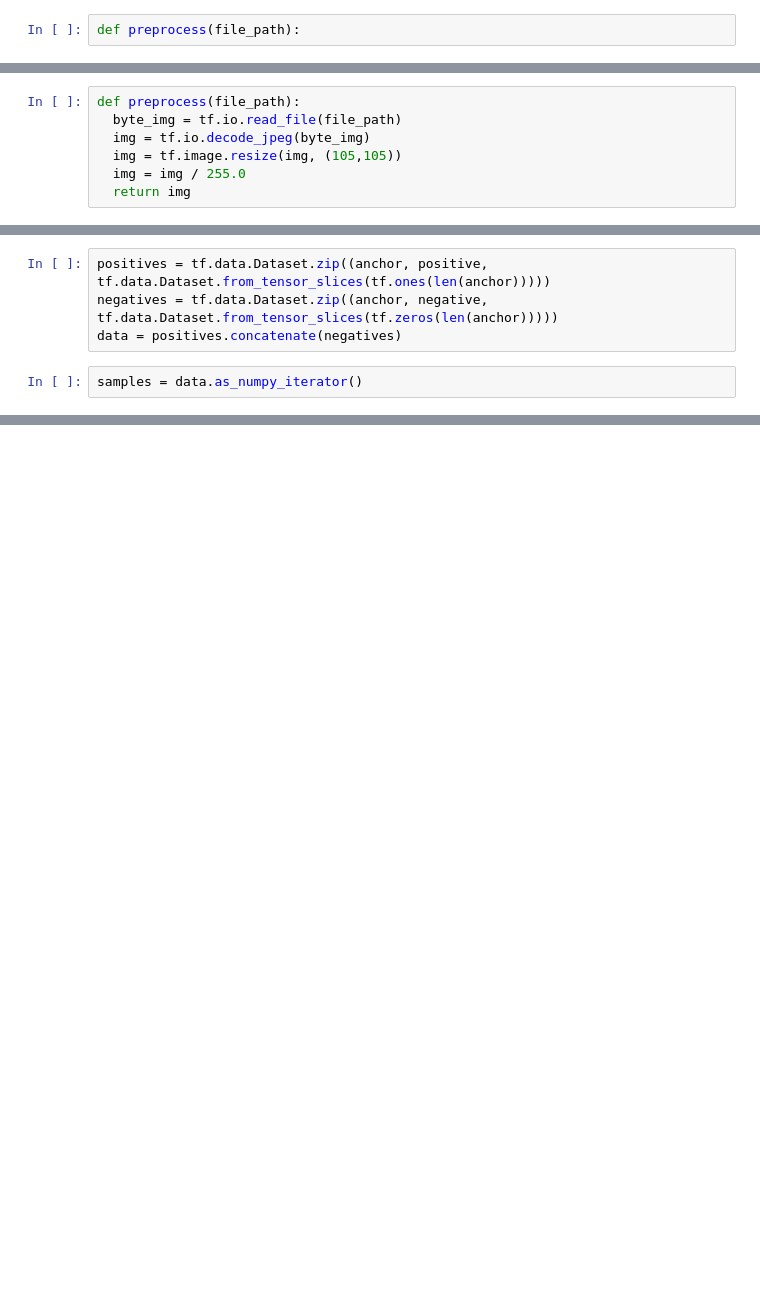
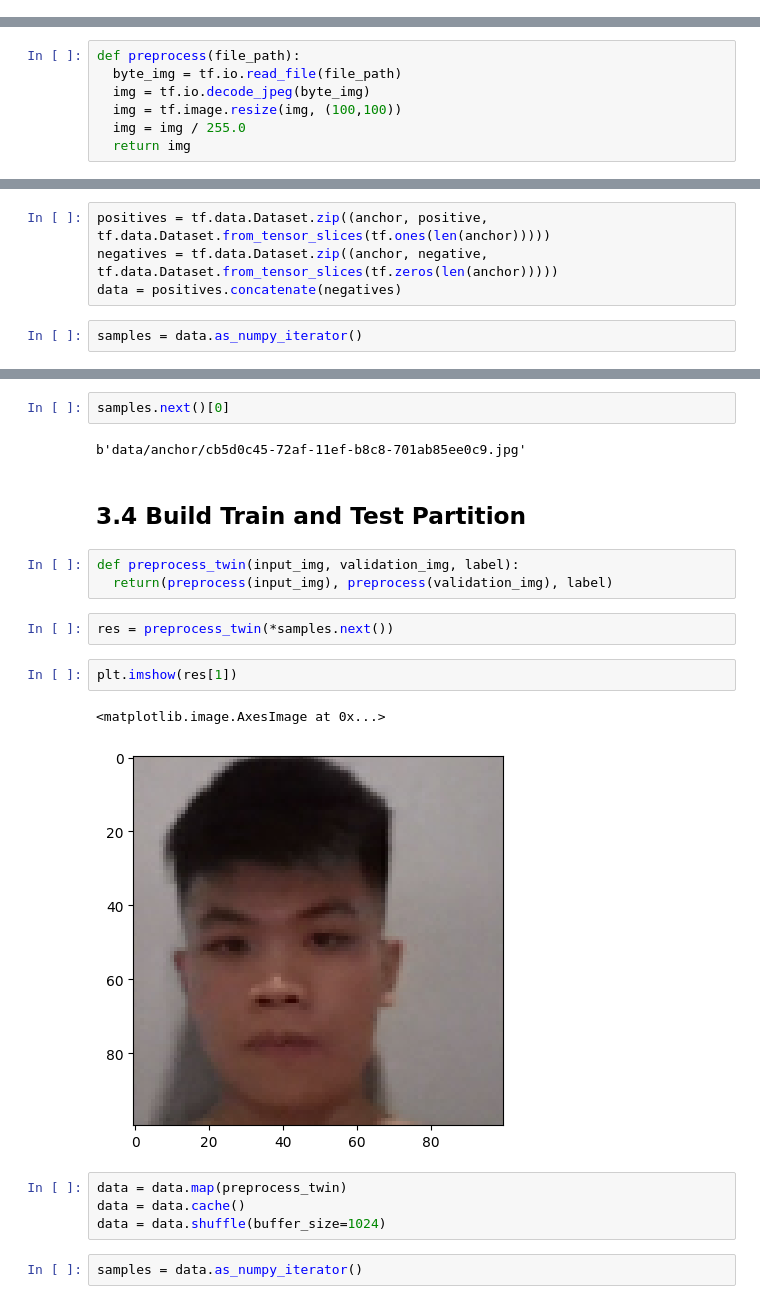
Before and after one commit to drago467/Deep-Facial-Recognition-App, a Jupyter notebook: Facial Verification with a Siamese Network.ipynb, the cells around one changed output, grey strips where cells are left out. Cells and saved outputs as stored; diff of their text form; blank space fills up the shorter version.

```diff
--- a/Facial Verification with a Siamese Network.ipynb
+++ b/Facial Verification with a Siamese Network.ipynb
@@ -126,8 +128,6 @@ cp: cannot stat '/content/drive/MyDrive/positive/*.png': No such file or directo
 anchor = tf.data.Dataset.list_files(ANC_PATH+'/*.jpg').take(300)
 positive = tf.data.Dataset.list_files(POS_PATH+'/*.jpg').take(300)
 negative = tf.data.Dataset.list_files(NEG_PATH+'/*.jpg').take(300)
-# %%
-def preprocess(file_path):
 # %%
 dir_test = anchor.as_numpy_iterator()
 dir_test.next()
@@ -139,7 +139,7 @@ b'data/anchor/1943c7eb-72af-11ef-bc5b-701ab85ee0c9.jpg'
 def preprocess(file_path):
   byte_img = tf.io.read_file(file_path)
   img = tf.io.decode_jpeg(byte_img)
-  img = tf.image.resize(img, (105,105))
+  img = tf.image.resize(img, (100,100))
   img = img / 255.0
   return img
 # %% [markdown]
@@ -158 +158,23 @@ samples.next()
  1.0)
+# %%
+samples.next()[0]
+# %% [output]
+b'data/anchor/cb5d0c45-72af-11ef-b8c8-701ab85ee0c9.jpg'
+# %% [markdown]
+## **3.4 Build Train and Test Partition**
+# %%
+def preprocess_twin(input_img, validation_img, label):
+  return(preprocess(input_img), preprocess(validation_img), label)
+# %%
+res = preprocess_twin(*samples.next())
+# %%
+plt.imshow(res[1])
+# %% [output]
+<matplotlib.image.AxesImage at 0x...>
+[figure, added]
+# %%
+data = data.map(preprocess_twin)
+data = data.cache()
+data = data.shuffle(buffer_size=1024)
+# %%
+samples = data.as_numpy_iterator()
```
Also changed, not shown: parts of 34 cells of this notebook.
